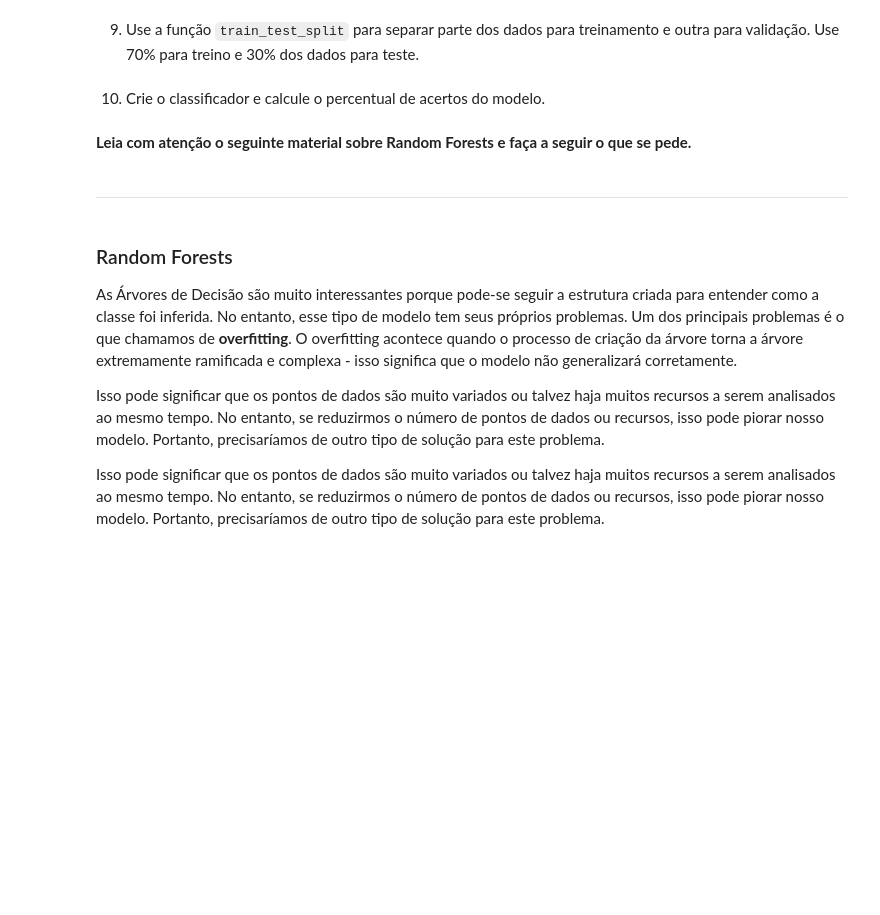
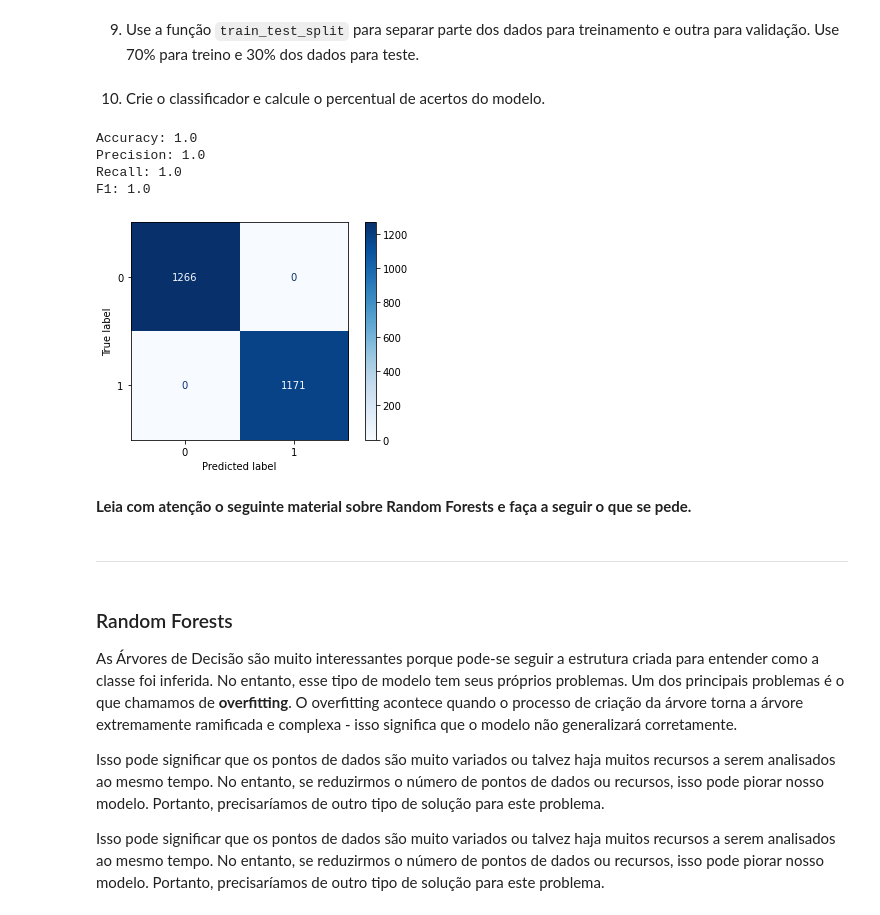
Before and after one commit to gutessitore/PUC, a Jupyter notebook: Mineração de Dados/Atividades/Lab5_Mineracao.ipynb, the cells around one changed output. Drawn from its saved outputs; the diff is of its cells as text; code cells hidden in the pictures; blank space fills up the shorter version.

```diff
--- a/Mineração de Dados/Atividades/Lab5_Mineracao.ipynb
+++ b/Mineração de Dados/Atividades/Lab5_Mineracao.ipynb
@@ -43,2 +116,5 @@ nomes = ["Class","cap.shape","cap.surface","cap.color","bruises","odor","gill.at
 # %% [markdown]
 5) Segmente o Dataframe para a representação do Target (Class)
+# %%
+target = df['Class']
+target
@@ -45,4 +134,8 @@ nomes = ["Class","cap.shape","cap.surface","cap.color","bruises","odor","gill.at
 # %% [markdown]
 6) Crie o modelo de árvore de decisão com o critério de entropia
+# %%
+model = DecisionTreeClassifier(criterion='entropy')
 # %% [markdown]
 7) Treine o modelo para a totalidade dos dados
+# %%
+model.fit(features, target)
@@ -51,7 +167,19 @@ nomes = ["Class","cap.shape","cap.surface","cap.color","bruises","odor","gill.at
 # %% [markdown]
 9) Use a função `train_test_split` para separar parte dos dados para treinamento e outra para validação. Use 70% para treino e 30% dos dados para teste.
+# %%
+features_train, features_test, target_train, target_test = train_test_split(features, target, test_size=0.3, random_state=0)
 # %% [markdown]
 10) Crie o classificador e calcule o percentual de acertos do modelo.
+# %%
+model = DecisionTreeClassifier(criterion='entropy')
+model.fit(features_train, target_train)
+evaluate_classifier(model, features_test, target_test)
+# %% [output]
+Accuracy: 1.0
+Precision: 1.0
+Recall: 1.0
+F1: 1.0
+[figure, added]
 # %% [markdown]
 **Leia com atenção o seguinte material sobre Random Forests e faça a seguir o que se pede.**
 # %% [markdown]
```
Also changed, not shown: parts of 9 cells of this notebook.
